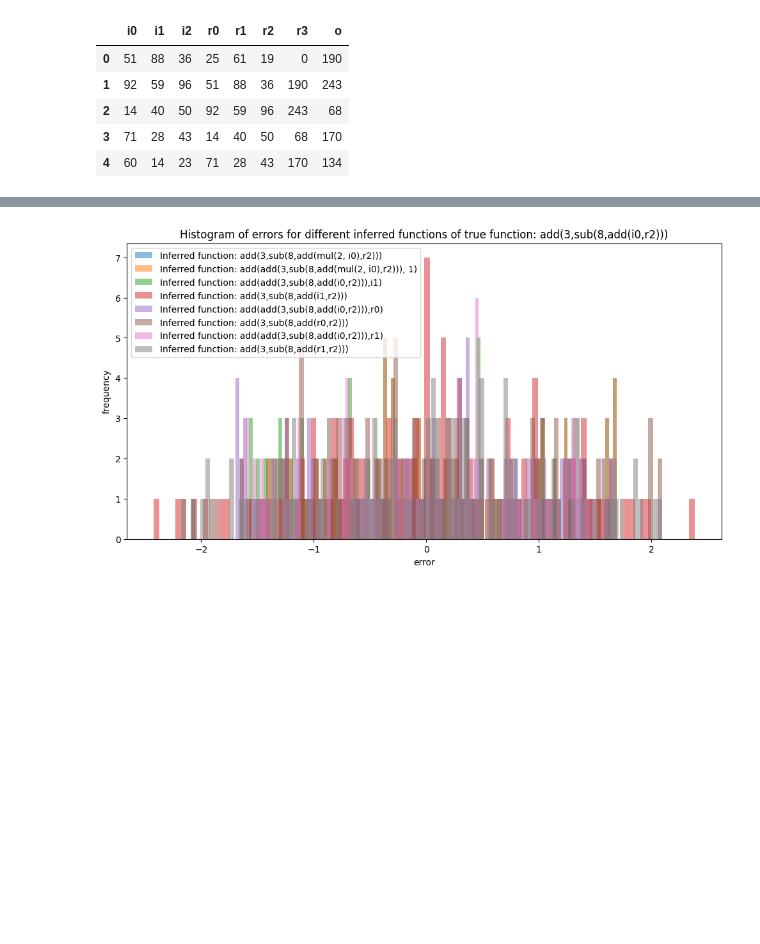
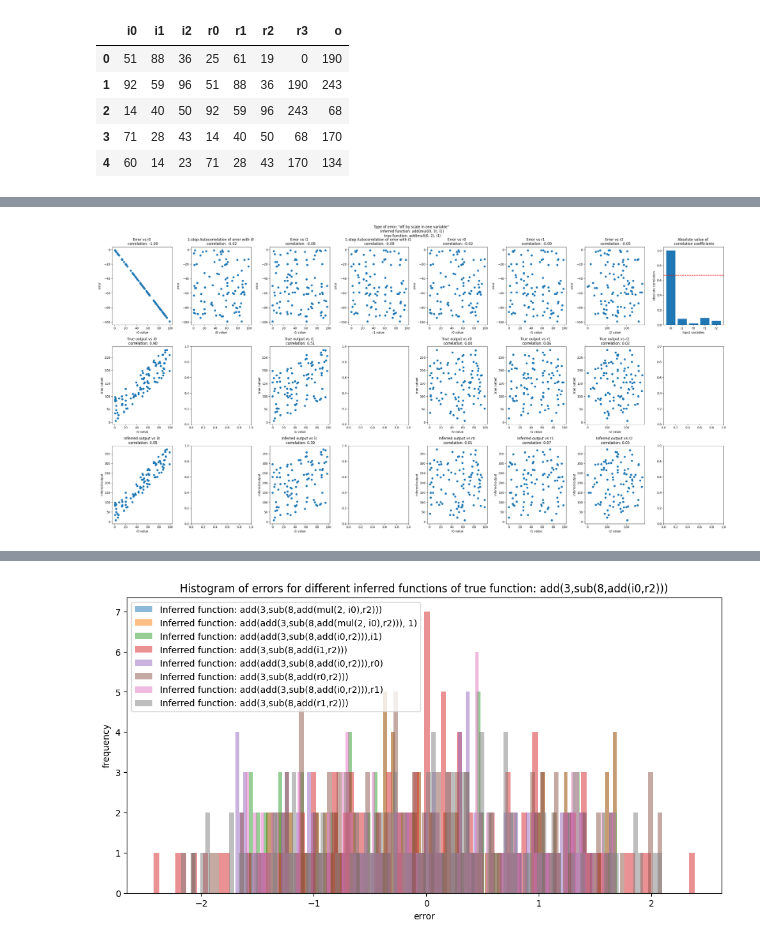
Before and after one commit to acharefsm/efsm-inference, a Jupyter notebook: python/corrAnalysisFunctions.ipynb, the cells around one changed output, grey strips where cells are left out. Saved outputs shown, nothing was run; the diff lists cells and outputs as text; code cells hidden in the pictures; blank space fills up the shorter version.

```diff
--- a/python/corrAnalysisFunctions.ipynb
+++ b/python/corrAnalysisFunctions.ipynb
@@ -534,0 +528,97 @@ Inferred function off by constant term has constant error, skipping correlation
+# %%
+import seaborn as sns
+import scipy.stats as stats
+from scipy.signal import correlate
+from sklearn.linear_model import LinearRegression
+
+def check_autocorrelation(res, col):
+    res = res - np.mean(res)
+    res = res / np.std(res)
+    col = col - np.mean(col)
+    col = col / np.std(col)
+    corr = correlate(res, col, mode='full')/len(res)
+    print(f'Autocorrelation of error: {corr}')
+    return corr
+
+def r_squared(residuals, X_col):
+    X = X_col.reshape(-1, 1)
+    model = LinearRegression().fit(X, residuals)
+    return model.score(X, residuals)
+
+
+correlationCoefficients = []
+#test of correlation of error with inputs
+for func in fakeFunctions.keys():
+    correlationCoefficients = []
+    error =  trueOut - testOuts[fakeFunctions[func]]
+    if np.all(error == error[0]):
+        print(f'Inferred function {func} has constant error, skipping correlation analysis.')
+    else:
+        plots = len(testdf.columns) + len(testdf.drop(columns=['o']).columns) // 2
+        fig, axes = plt.subplots(3, plots, figsize=(5*len(testdf.columns), 15))
+        if len(testdf.drop(columns=['o']).columns) == 1:
+            axes = [axes]
+        j = 0
+        for i, col in enumerate(testdf.drop(columns=['o']).columns):
+            if col.startswith('i'):
+                axes[0,j].scatter(testdf[col].values, error)
+                corr = np.corrcoef(testdf[col].values, error)[0,1]
+                correlationCoefficients.append(abs(corr))
+                axes[0,j].set_title(f'Error vs {col} \n correlation: {corr:.2f}')
+                axes[0,j].set_xlabel(f'{col} value')
+                axes[0,j].set_ylabel('error')
+                # print(f'R2 of linear regression of error on {col}: {r_squared(error, testdf[col].values)}')
+
+                corr = np.corrcoef(testdf[col].values, trueOut)[0,1]
+                axes[1,j].scatter(testdf[col].values, trueOut)
+                axes[1,j].set_title(f'True output vs {col} \n correlation: {corr:.2f}')
+                axes[1,j].set_xlabel(f'{col} value')
+                axes[1,j].set_ylabel('true output')
+
+                axes[2,j].scatter(testdf[col].values, testOuts[fakeFunctions[func]])
+                corr = np.corrcoef(testdf[col].values, testOuts[fakeFunctions[func]])[0,1]
+                axes[2,j].set_title(f'Inferred output vs {col} \n correlation: {corr:.2f}')
+                axes[2,j].set_xlabel(f'{col} value')
+                axes[2,j].set_ylabel('inferred output')
+                # check 1-step autocorrelation of error with this register variable
+                j += 1
+                lagRes = error[1:]
+                lagCol = testdf[col].values[:-1]
+                axes[0,j].scatter(lagCol, lagRes)
+                lagError = np.corrcoef(lagCol, lagRes)[0,1]
+                print(f'1-step autocorrelation of error with {col}: {lagError}')
+                print(f'R2 of linear regression of 1-step lagged error on {col}: {r_squared(lagRes, lagCol)}')
+                axes[0,j].set_title(f'1-step Autocorrelation of error with {col} \n correlation: {lagError:.2f}')
+                axes[0,j].set_xlabel(f'{col} value')
+                axes[0,j].set_ylabel('error')
+                j+= 1
+            else:
+                axes[0,j].scatter(testdf[col].values, error)
+                corr = np.corrcoef(testdf[col].values, error)[0,1]
+                correlationCoefficients.append(abs(corr))
+                # print(f'R2 of linear regression of error on {col}: {r_squared(error, testdf[col].values)}')
+                axes[0,j].set_title(f'Error vs {col} \n correlation: {corr:.2f}')
+                axes[0,j].set_xlabel(f'{col} value')
+                axes[0,j].set_ylabel('error')
+                corr = np.corrcoef(testdf[col].values, trueOut)[0,1]
+                axes[1,j].scatter(testdf[col].values, trueOut)
+                axes[1,j].set_title(f'True output vs {col} \n correlation: {corr:.2f}')
+                axes[1,j].set_xlabel(f'{col} value')
+                axes[1,j].set_ylabel('true output')
+                axes[2,j].scatter(testdf[col].values, testOuts[fakeFunctions[func]])
+                corr = np.corrcoef(testdf[col].values, testOuts[fakeFunctions[func]])[0,1]
+                axes[2,j].set_title(f'Inferred output vs {col} \n correlation: {corr:.2f}')
+                axes[2,j].set_xlabel(f'{col} value')
+                axes[2,j].set_ylabel('inferred output')
+                j += 1
+        # print(j)
+        halfmax = max(correlationCoefficients) * 2 / 3
+        axes[0,-1].axhline(halfmax, color='red', linestyle='--', label=f'Half max correlation: {halfmax:.2f}')
+        axes[0,-1].bar(testdf.drop(columns=['o']).columns, correlationCoefficients)
+        axes[0,-1].set_title('Absolute value of \n correlation coefficients')
+        axes[0,-1].set_xlabel('Input variables')
+        axes[0,-1].set_ylabel('Absolute correlation')
+        fig.suptitle(f'Type of error: "{func}" \n Inferred function: {fakeFunctions[func]} \n true function: {trueFunction}')
+        plt.tight_layout()
+        plt.show()
+# %% [output]
@@ -534,0 +630 @@ Inferred function off by constant term has constant error, skipping correlation
+[figure, added]
```
Also changed, not shown: parts of 14 cells of this notebook.
